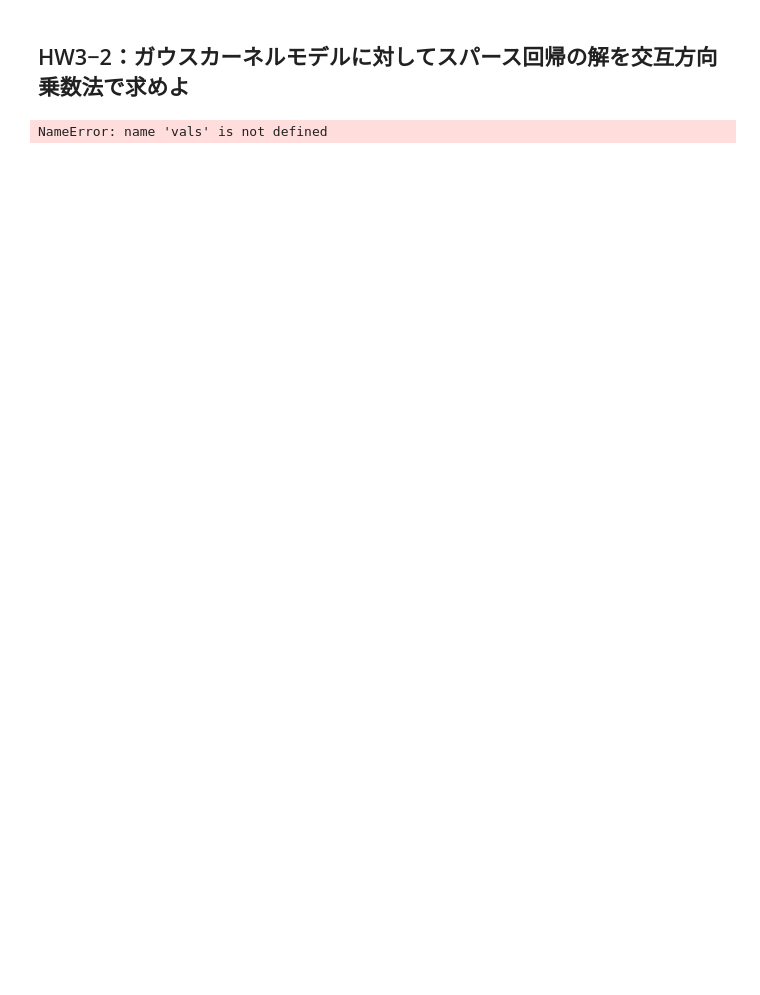
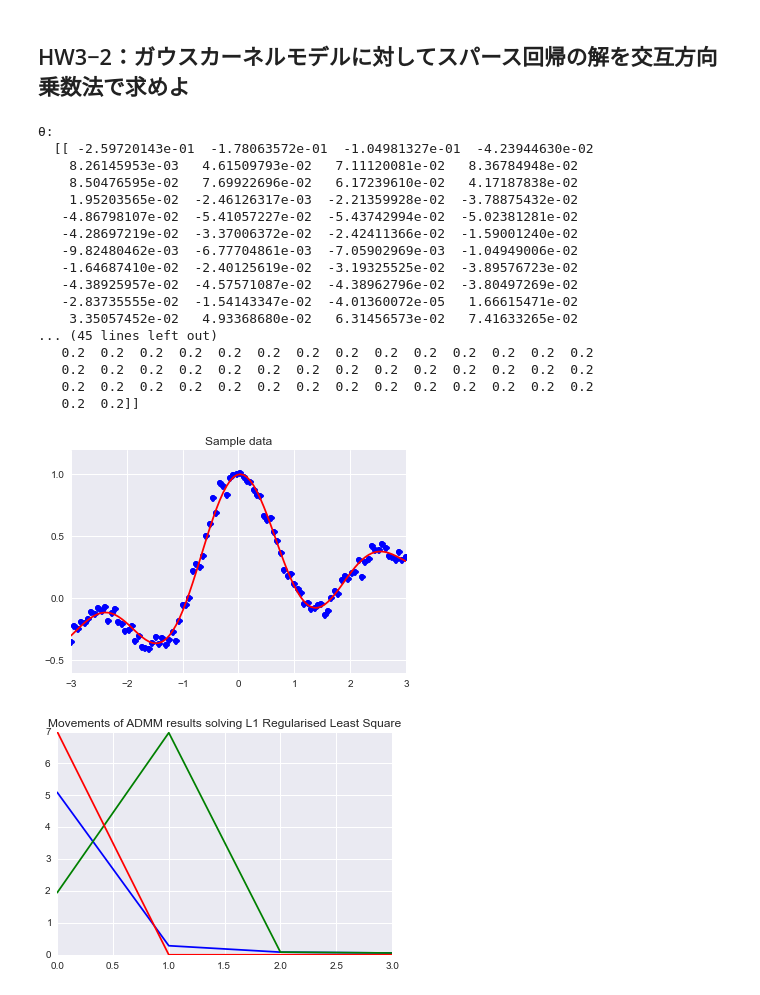
Before and after one commit to shikiponn/ADA, a Jupyter notebook: データ解析HW.ipynb, the cells around one changed output. Saved outputs shown, nothing was run; the diff lists cells and outputs as text; code cells hidden in the pictures; blank space fills up the shorter version.

```diff
--- a/データ解析HW.ipynb
+++ b/データ解析HW.ipynb
@@ -261,7 +261,7 @@ X = np.matrix(data[:,2]).T
 K = np.matrix(gaus(X, X, h)).T
 
 norms = np.zeros((3, 1))
-# vals = np.array([[theta, z, u]]).T
+vals = np.array([[theta, z, u]]).T
 aprxans = [0,0,0]
 #更新式呼び出し
 def compnorm(K, y, z, u, lmd,norms, vals, aprxans):
@@ -284,31 +284,49 @@ def compnorm(K, y, z, u, lmd,norms, vals, aprxans):
     norms= np.c_[norms, np.array([[thetanorm, znorm, unorm]]).T]
 #     vals= np.c_[vals, np.array([[newtheta, newz, newu]]).T]
 
     return norms , vals
 
 #ADMMのループ回数　　4回で収束するので4回にしてある
 rep = 4
 for i in range(0,rep):
     norms,vals = compnorm(K, y, prior[1], prior[2],  lmd, norms, vals, aprxans)
 
 
 # print("ノルム", norms)
 print("θ:\n ", aprxans[0].T)
 print("z : \n", aprxans[1].T)
 print("u : \n", aprxans[2].T)
 
 plt.title("Sample data")
 plt.plot( X, y, "bo")
 plt.plot(X, ytrue, "r-")
 
 plt.show()
 
 plt.title("Movements of ADMM results solving L1 Regularised Least Square")
 plt.plot( norms[0, 1:], "b-")
 plt.plot( norms[1, 1:], "g-")
 plt.plot(norms[2, 1:], "-r")
 
 
 plt.show()
 # %% [output]
-NameError: name 'vals' is not defined
+θ:
+  [[ -2.59720143e-01  -1.78063572e-01  -1.04981327e-01  -4.23944630e-02
+    8.26145953e-03   4.61509793e-02   7.11120081e-02   8.36784948e-02
+    8.50476595e-02   7.69922696e-02   6.17239610e-02   4.17187838e-02
+    1.95203565e-02  -2.46126317e-03  -2.21359928e-02  -3.78875432e-02
+   -4.86798107e-02  -5.41057227e-02  -5.43742994e-02  -5.02381281e-02
+   -4.28697219e-02  -3.37006372e-02  -2.42411366e-02  -1.59001240e-02
+   -9.82480462e-03  -6.77704861e-03  -7.05902969e-03  -1.04949006e-02
+   -1.64687410e-02  -2.40125619e-02  -3.19325525e-02  -3.89576723e-02
+   -4.38925957e-02  -4.57571087e-02  -4.38962796e-02  -3.80497269e-02
+   -2.83735555e-02  -1.54143347e-02  -4.01360072e-05   1.66615471e-02
+    3.35057452e-02   4.93368680e-02   6.31456573e-02   7.41633265e-02
+... (45 lines left out)
+   0.2  0.2  0.2  0.2  0.2  0.2  0.2  0.2  0.2  0.2  0.2  0.2  0.2  0.2
+   0.2  0.2  0.2  0.2  0.2  0.2  0.2  0.2  0.2  0.2  0.2  0.2  0.2  0.2
+   0.2  0.2  0.2  0.2  0.2  0.2  0.2  0.2  0.2  0.2  0.2  0.2  0.2  0.2
+   0.2  0.2]]
+[figure, added]
+[figure, added]
```
Also changed, not shown: parts of 1 cell of this notebook.
